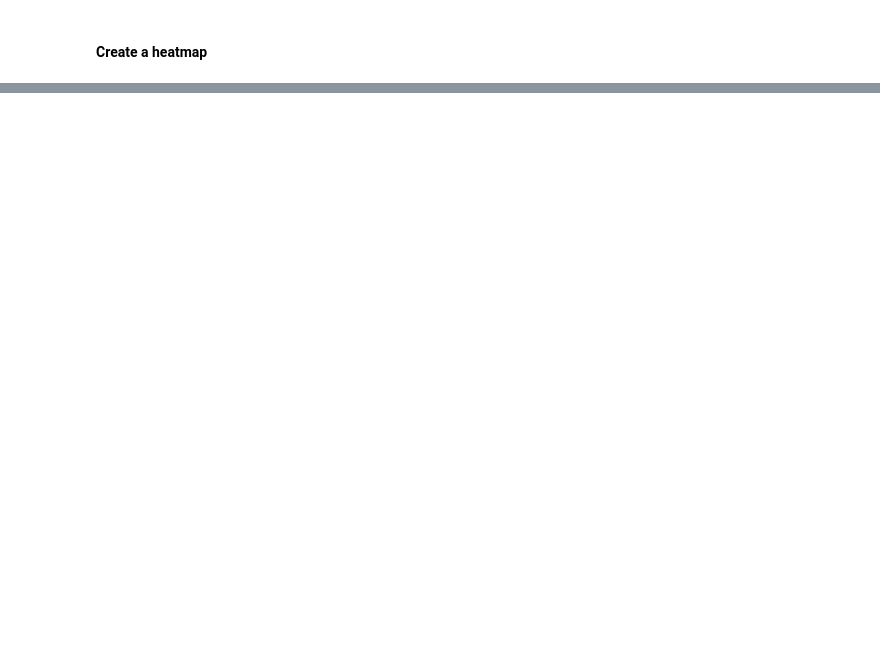
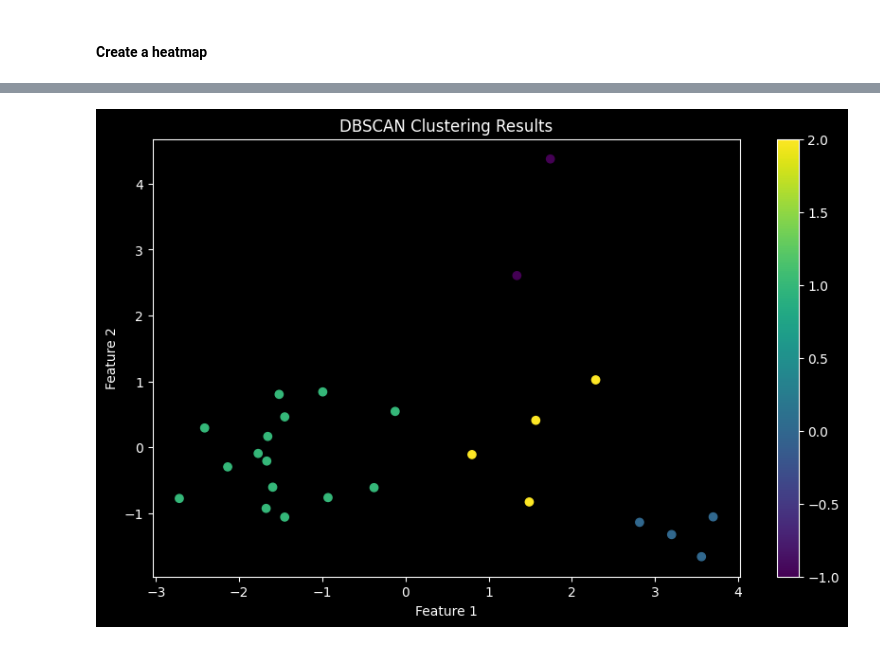
Before and after one commit to pascal-1302/AMLHC_Tasks_LAPA, a Jupyter notebook: task_3_1.ipynb, the cells around one changed output, grey strips where cells are left out. Drawn from its saved outputs; the diff is of its cells as text; code cells hidden in the pictures; blank space fills up the shorter version.

Commit message:
Clustering analysis

```diff
--- a/task_3_1.ipynb
+++ b/task_3_1.ipynb
@@ -183,0 +214,15 @@ plt.show()
+# %%
+epsilon = 1
+min_samples = 3
+dbscan = DBSCAN(eps=epsilon, min_samples=min_samples)
+clusters = dbscan.fit_predict(reduced_data)
+# %%
+plt.figure(figsize=(10, 6))
+scatter = plt.scatter(reduced_data[:, 0], reduced_data[:, 1], c=clusters, cmap='viridis')
+plt.colorbar(scatter)
+plt.title('DBSCAN Clustering Results')
+plt.xlabel('Feature 1')
+plt.ylabel('Feature 2')
+plt.show()
+# %% [output]
+[figure, added]
```
Also changed, not shown: parts of 14 cells of this notebook.
